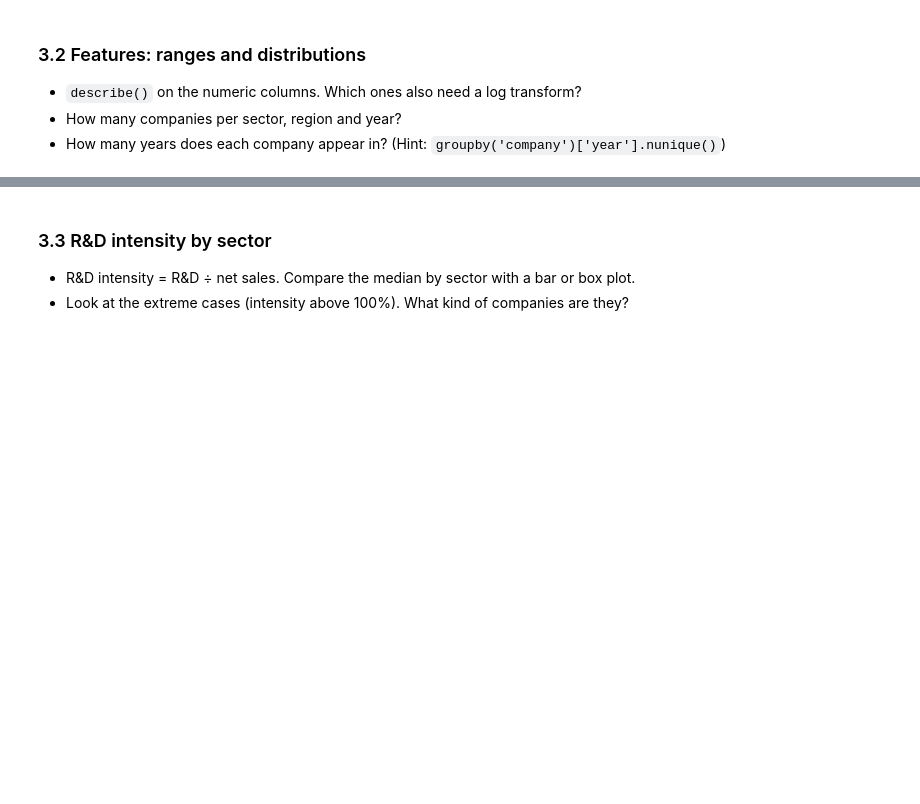
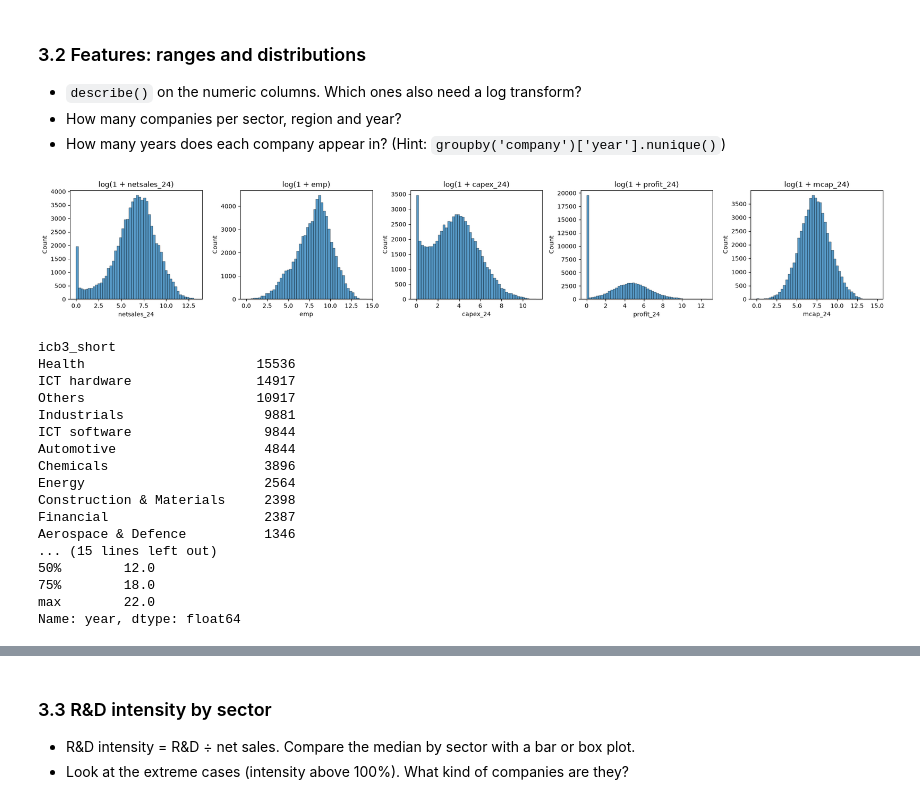
Before and after one commit to song2siren/ml-zoomcamp-rd-spend-benchmark, a Jupyter notebook: notebook.ipynb, the cells around one changed output, grey strips where cells are left out. Cells and saved outputs as stored; diff of their text form; code cells hidden in the pictures; blank space fills up the shorter version.

```diff
--- a/notebook.ipynb
+++ b/notebook.ipynb
@@ -47,3 +175,40 @@ Things to look at:
 - `describe()` on the numeric columns. Which ones also need a log transform?
 - How many companies per sector, region and year?
 - How many years does each company appear in? (Hint: `groupby('company')['year'].nunique()`)
+# %%
+num_cols = ['netsales_24', 'emp', 'capex_24', 'profit_24', 'mcap_24']
+
+# Distributions of the numeric features on a log scale
+fig, axes = plt.subplots(1, 5, figsize=(20, 3.5))
+for ax, col in zip(axes, num_cols):
+    sns.histplot(np.log1p(df_clean[col].clip(lower=0)), bins=50, ax=ax)
+    ax.set_title(f'log(1 + {col})')
+plt.tight_layout()
+plt.show()
+
+# How the rows split by sector and region
+print(df_clean['icb3_short'].value_counts(), '\n')
+print(df_clean['region_12_new'].value_counts(), '\n')
+
+# How many years each company appears in
+years_per_company = df_clean.groupby('company')['year'].nunique()
+print(years_per_company.describe())
+# %% [output]
+[figure, added]
+icb3_short
+Health                      15536
+ICT hardware                14917
+Others                      10917
+Industrials                  9881
+ICT software                 9844
+Automotive                   4844
+Chemicals                    3896
+Energy                       2564
+Construction & Materials     2398
+Financial                    2387
+Aerospace & Defence          1346
+... (15 lines left out)
+50%        12.0
+75%        18.0
+max        22.0
+Name: year, dtype: float64
```
Also changed, not shown: parts of 13 cells of this notebook.
